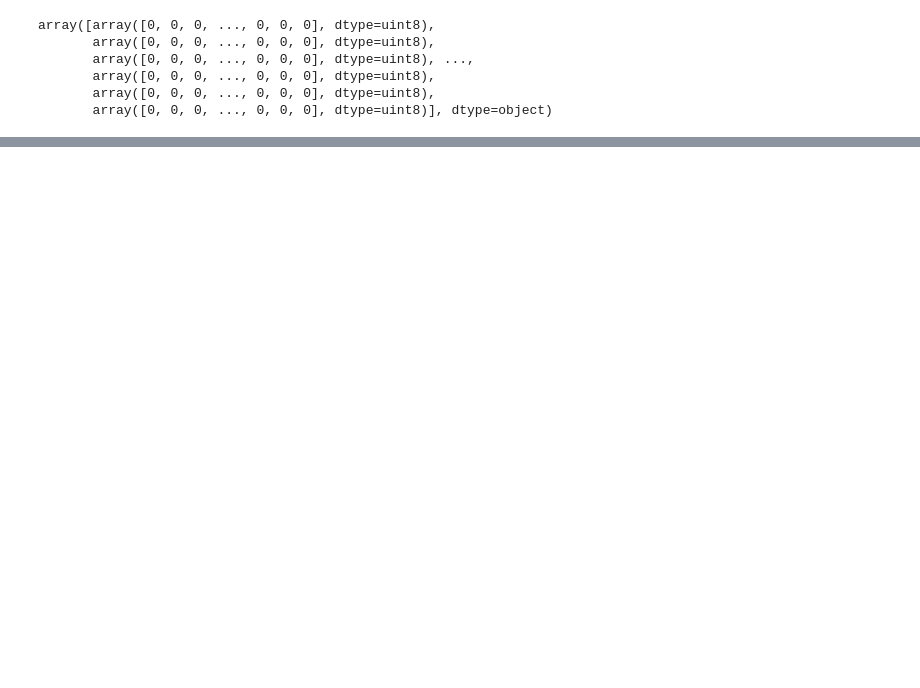
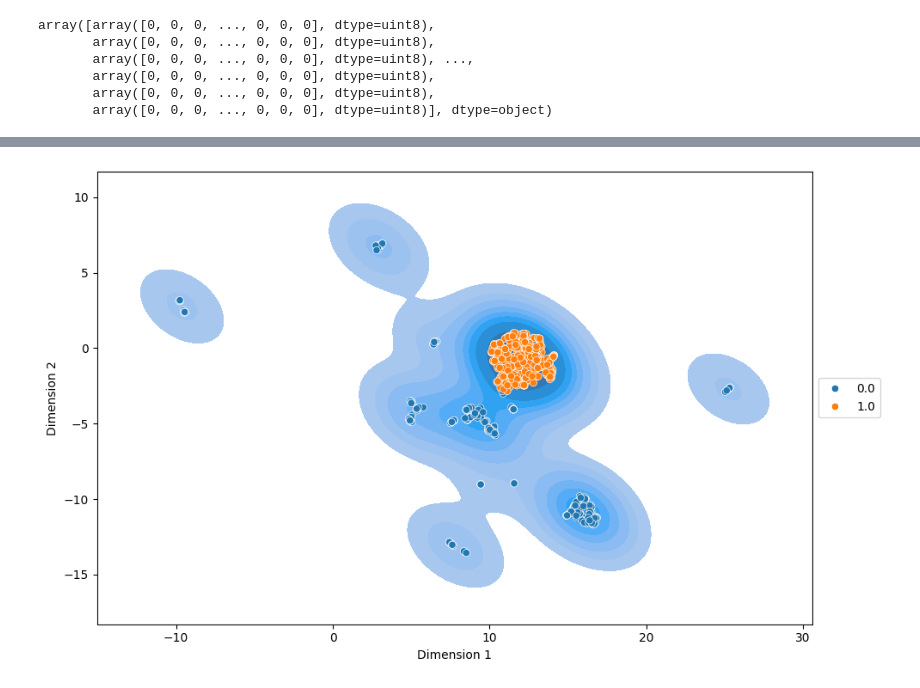
Before and after one commit to patlewig/icf-rax-manuscript, a Jupyter notebook: notebooks/12-icf_rax_contrastive_loss.ipynb, the cells around one changed output, grey strips where cells are left out. Saved outputs shown, nothing was run; the diff lists cells and outputs as text; code cells hidden in the pictures; blank space fills up the shorter version.

```diff
--- a/notebooks/12-icf_rax_contrastive_loss.ipynb
+++ b/notebooks/12-icf_rax_contrastive_loss.ipynb
@@ -1013,0 +715,8 @@ plt.legend()
+# %%
+X_testpairs = []
+y_testlabels = []
+for (x,y,label) in zip(embeddings_fp1, embeddings_fp2,labels):
+    X_testpairs.append(np.concatenate([np.abs(x - y), x * y]))
+    y_testlabels.append(label)
+X_testpairs = np.array(X_testpairs)
+y_testlabels = np.array(y_testlabels)
@@ -1013,0 +745,28 @@ plt.legend()
+# %%
+def umap_plot(a):
+    model = umap.UMAP(random_state=42, n_jobs = 1)
+    #model = TSNE(learning_rate = 200, perplexity=a[label].shape[0]-1, random_state = 42)
+    umap_features = model.fit_transform(a)
+    umap_features = pd.DataFrame(umap_features, columns = ['umap_x', 'umap_y'])
+
+    return umap_features
+# %%
+umap_df = umap_plot(X_testpairs)
+# %%
+umap_df = (pd.concat([umap_df, pd.Series(y_testlabels)], axis = 1)
+ .rename(columns = {0: 'label'})
+)
+# %%
+#| fig-label: fig-embed-two
+fig, ax = plt.subplots(figsize = (10,6))
+color_dict = dict({1: 'red', 0: 'blue'})
+sns.kdeplot(x = 'umap_x', y = 'umap_y', fill = True,data = umap_df)
+sns.scatterplot(x = 'umap_x', y = 'umap_y' ,   hue = 'label', data = umap_df )
+ax.legend(loc='center left', bbox_to_anchor=(1, 0.5))
+ax.set_xlabel('Dimension 1')
+ax.set_ylabel('Dimension 2')
+
+plt.tight_layout()
+fig.savefig('fig-embed-two.png')
+# %% [output]
+[figure, added]
```
Also changed, not shown: parts of 98 cells of this notebook, 8 other files.
